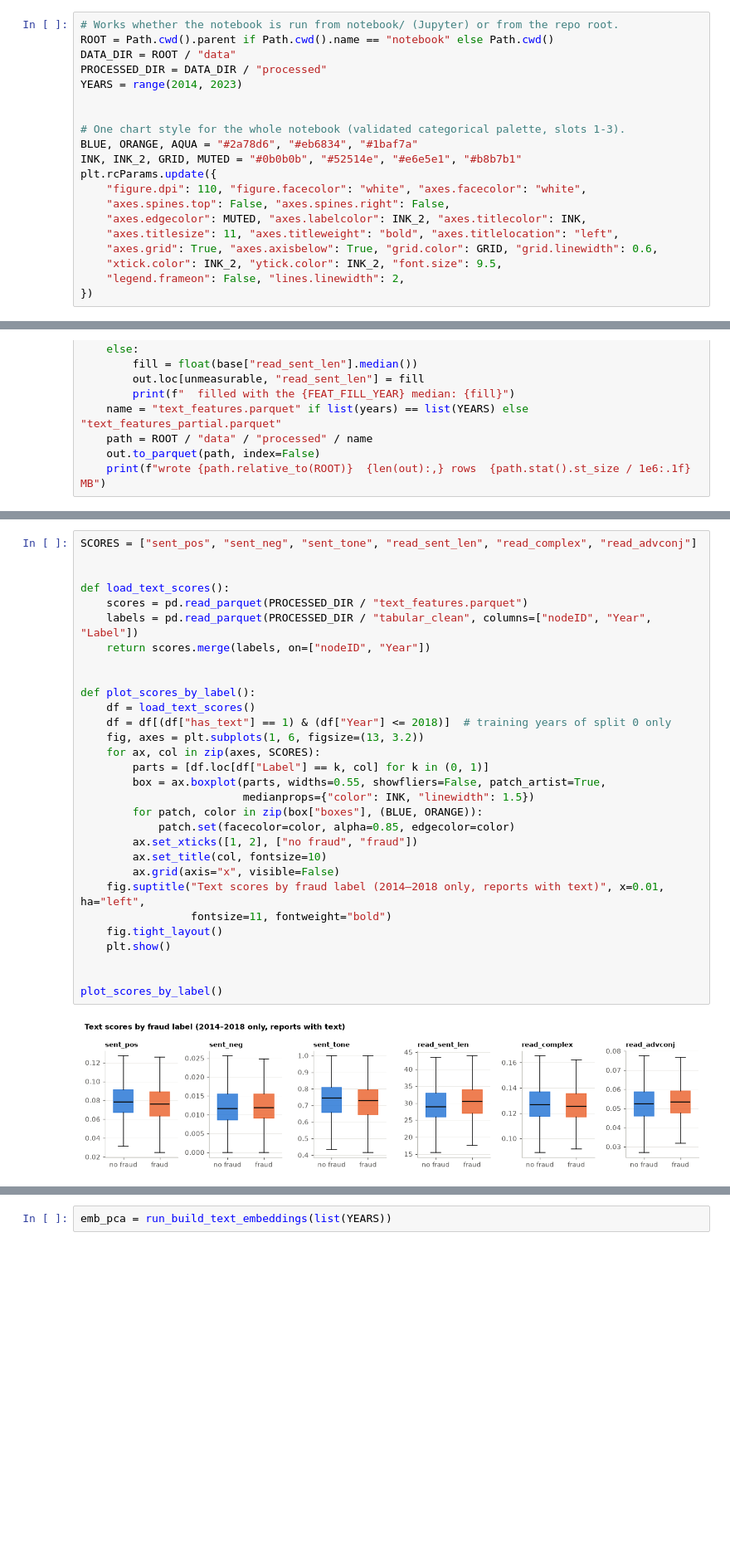
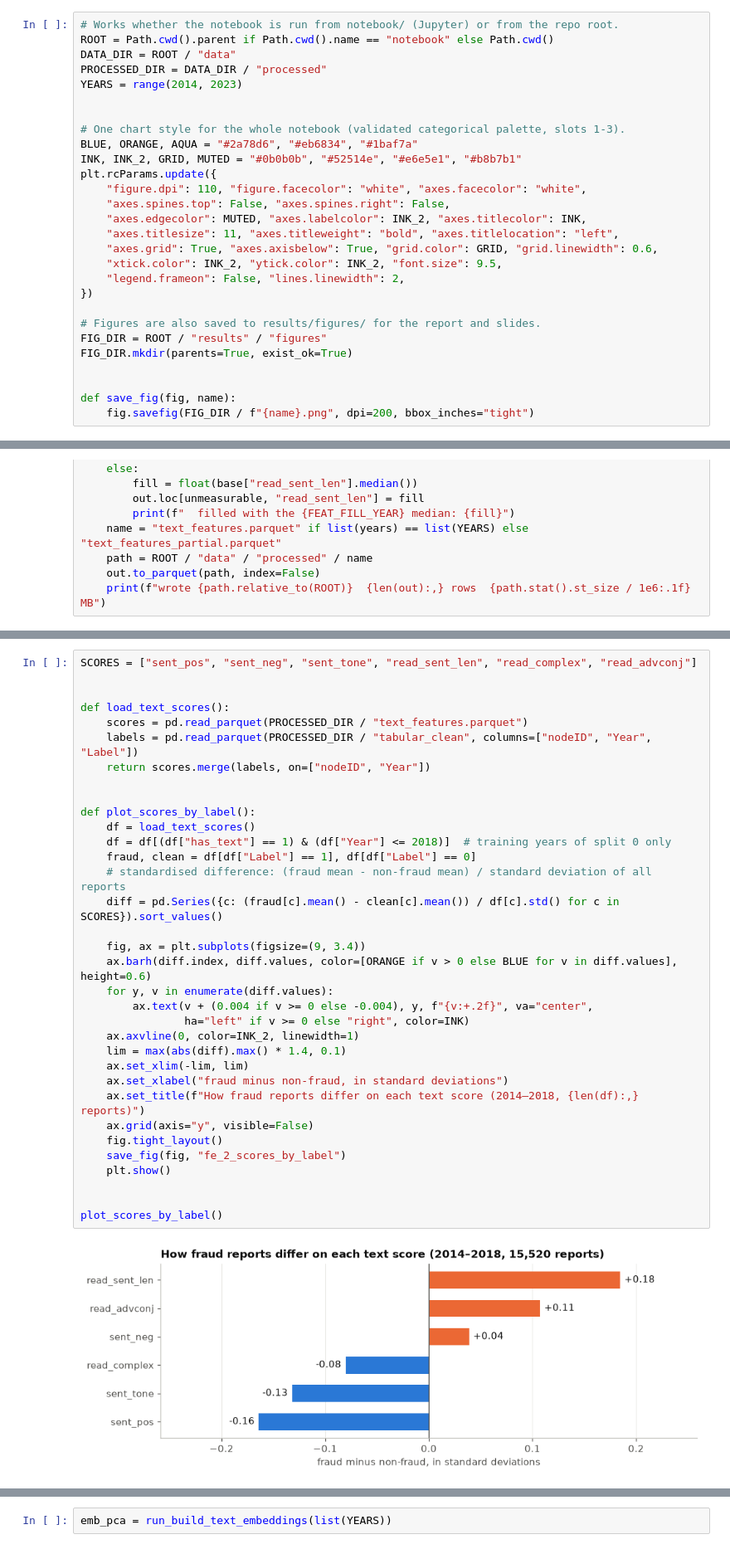
Before and after one commit to iiank/BT4012-Group14, a Jupyter notebook: notebook/02_feature_engineering.ipynb, the cells around one changed output, grey strips where cells are left out. Shown at 83% size. Drawn from its saved outputs; the diff is of its cells as text; blank space fills up the shorter version.

```diff
--- a/notebook/02_feature_engineering.ipynb
+++ b/notebook/02_feature_engineering.ipynb
@@ -53,6 +53,14 @@ plt.rcParams.update({
     "xtick.color": INK_2, "ytick.color": INK_2, "font.size": 9.5,
     "legend.frameon": False, "lines.linewidth": 2,
 })
+
+# Figures are also saved to results/figures/ for the report and slides.
+FIG_DIR = ROOT / "results" / "figures"
+FIG_DIR.mkdir(parents=True, exist_ok=True)
+
+
+def save_fig(fig, name):
+    fig.savefig(FIG_DIR / f"{name}.png", dpi=200, bbox_inches="tight")
 # %% [markdown]
 ## 1. Tabular features
 
@@ -431,33 +440,37 @@ wrote data/processed/text_features.parquet  33,664 rows  1.6 MB
 # %%
 SCORES = ["sent_pos", "sent_neg", "sent_tone", "read_sent_len", "read_complex", "read_advconj"]
 
 
 def load_text_scores():
     scores = pd.read_parquet(PROCESSED_DIR / "text_features.parquet")
     labels = pd.read_parquet(PROCESSED_DIR / "tabular_clean", columns=["nodeID", "Year", "Label"])
     return scores.merge(labels, on=["nodeID", "Year"])
 
 
 def plot_scores_by_label():
     df = load_text_scores()
     df = df[(df["has_text"] == 1) & (df["Year"] <= 2018)]  # training years of split 0 only
-    fig, axes = plt.subplots(1, 6, figsize=(13, 3.2))
-    for ax, col in zip(axes, SCORES):
-        parts = [df.loc[df["Label"] == k, col] for k in (0, 1)]
-        box = ax.boxplot(parts, widths=0.55, showfliers=False, patch_artist=True,
-                         medianprops={"color": INK, "linewidth": 1.5})
-        for patch, color in zip(box["boxes"], (BLUE, ORANGE)):
-            patch.set(facecolor=color, alpha=0.85, edgecolor=color)
-        ax.set_xticks([1, 2], ["no fraud", "fraud"])
-        ax.set_title(col, fontsize=10)
-        ax.grid(axis="x", visible=False)
-    fig.suptitle("Text scores by fraud label (2014–2018 only, reports with text)", x=0.01, ha="left",
-                 fontsize=11, fontweight="bold")
+    fraud, clean = df[df["Label"] == 1], df[df["Label"] == 0]
+    # standardised difference: (fraud mean - non-fraud mean) / standard deviation of all reports
+    diff = pd.Series({c: (fraud[c].mean() - clean[c].mean()) / df[c].std() for c in SCORES}).sort_values()
+
+    fig, ax = plt.subplots(figsize=(9, 3.4))
+    ax.barh(diff.index, diff.values, color=[ORANGE if v > 0 else BLUE for v in diff.values], height=0.6)
+    for y, v in enumerate(diff.values):
+        ax.text(v + (0.004 if v >= 0 else -0.004), y, f"{v:+.2f}", va="center",
+                ha="left" if v >= 0 else "right", color=INK)
+    ax.axvline(0, color=INK_2, linewidth=1)
+    lim = max(abs(diff).max() * 1.4, 0.1)
+    ax.set_xlim(-lim, lim)
+    ax.set_xlabel("fraud minus non-fraud, in standard deviations")
+    ax.set_title(f"How fraud reports differ on each text score (2014–2018, {len(df):,} reports)")
+    ax.grid(axis="y", visible=False)
     fig.tight_layout()
+    save_fig(fig, "fe_2_scores_by_label")
     plt.show()
 
 
 plot_scores_by_label()
 # %% [output]
-[figure, old version]
+[figure, new version]
 # %% [markdown]
```
Also changed, not shown: parts of 12 cells of this notebook, 11 other files.
